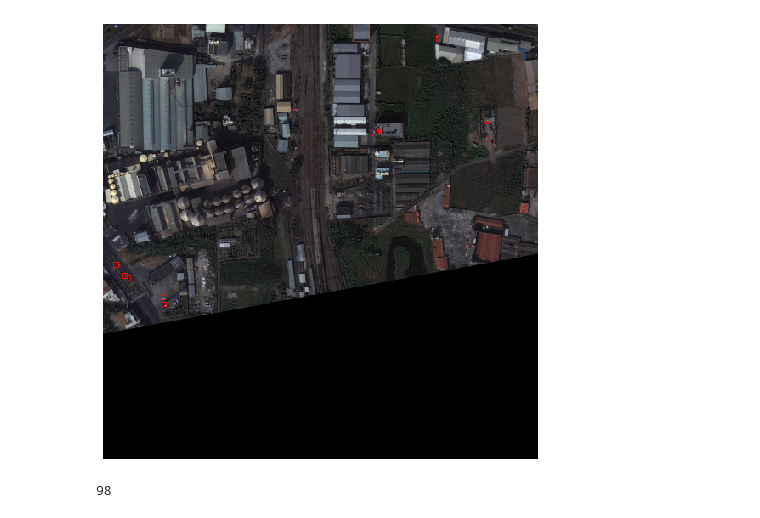
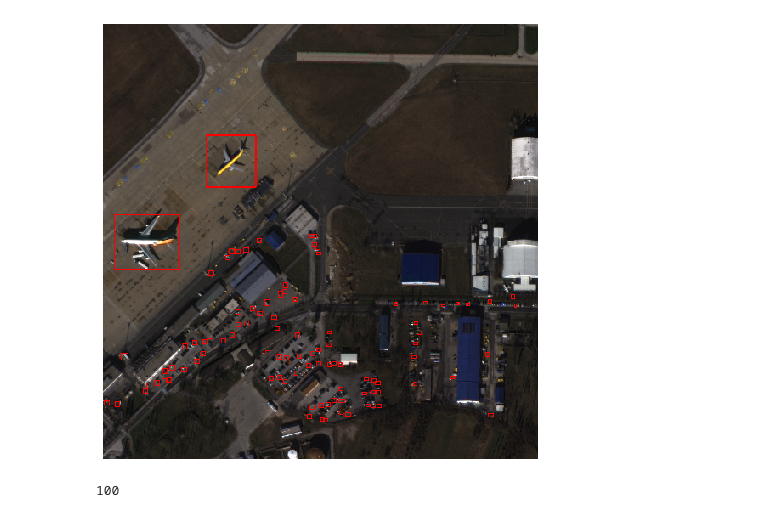
Before and after one commit to DShomin/arirang_detect, a Jupyter notebook: notebook/inference.ipynb, the cells around one changed output. Cells and saved outputs as stored; diff of their text form; code cells hidden in the pictures.

```diff
--- a/notebook/inference.ipynb
+++ b/notebook/inference.ipynb
@@ -82,10 +82,10 @@ def load_net(checkpoint_path):
     gc.collect()
 
     net = DetBenchPredict(net, config)
-    net.eval();
+    net.eval()
     return net.cuda()
 
-net = load_net('../src/effdet5-cutmix-augmix/best-checkpoint-038epoch.bin')
+net = load_net('../src/effdet5/best-checkpoint-037epoch.bin')
 # %%
 def make_predictions(images, score_threshold=0.22):
     images = torch.stack(images).cuda().float()
@@ -108,7 +108,7 @@ def make_predictions(images, score_threshold=0.22):
             })
     return [predictions]
 
-def run_wbf(predictions, image_index, image_size=512, iou_thr=0.44, skip_box_thr=0.25, weights=None): # 43
+def run_wbf(predictions, image_index, image_size=512, iou_thr=0.44, skip_box_thr=0.2, weights=None): # 43
     boxes = [(prediction[image_index]['boxes']/(image_size-1)).tolist()  for prediction in predictions]
     scores = [prediction[image_index]['scores'].tolist()  for prediction in predictions]
 #     labels = [np.ones(prediction[image_index]['scores'].shape[0]).tolist() for prediction in predictions]
@@ -121,28 +121,28 @@ def run_wbf(predictions, image_index, image_size=512, iou_thr=0.44, skip_box_thr
 # %%
 import matplotlib.pyplot as plt
 
 for j, (images, image_ids) in enumerate(data_loader):
 
     predictions = make_predictions(images)
 
 
-    i = 0
+    i = 1
     sample = images[i].permute(1,2,0).cpu().numpy()
 
     boxes, scores, labels = run_wbf(predictions, image_index=i)
     boxes = boxes.astype(np.int32).clip(min=0, max=511)
 
     fig, ax = plt.subplots(1, 1, figsize=(16, 8))
 
     for box in boxes:
         cv2.rectangle(sample, (box[0], box[1]), (box[2], box[3]), (1, 0, 0), 1)
 
     ax.set_axis_off()
     ax.imshow(sample);
 
     break
 # %% [output]
-[figure, old version]
+[figure, new version]
 # %%
 results = []
 
@@ -184,7 +184,7 @@ for i in range(1, len(results)):
 # %%
 sub_df.file_name.nunique()
 # %% [output]
-98
+100
 # %%
 sub_df = sub_df.reset_index().drop(columns=['index'])
 # %%
```
Also changed, not shown: parts of 2 cells of this notebook, 2 other files.
